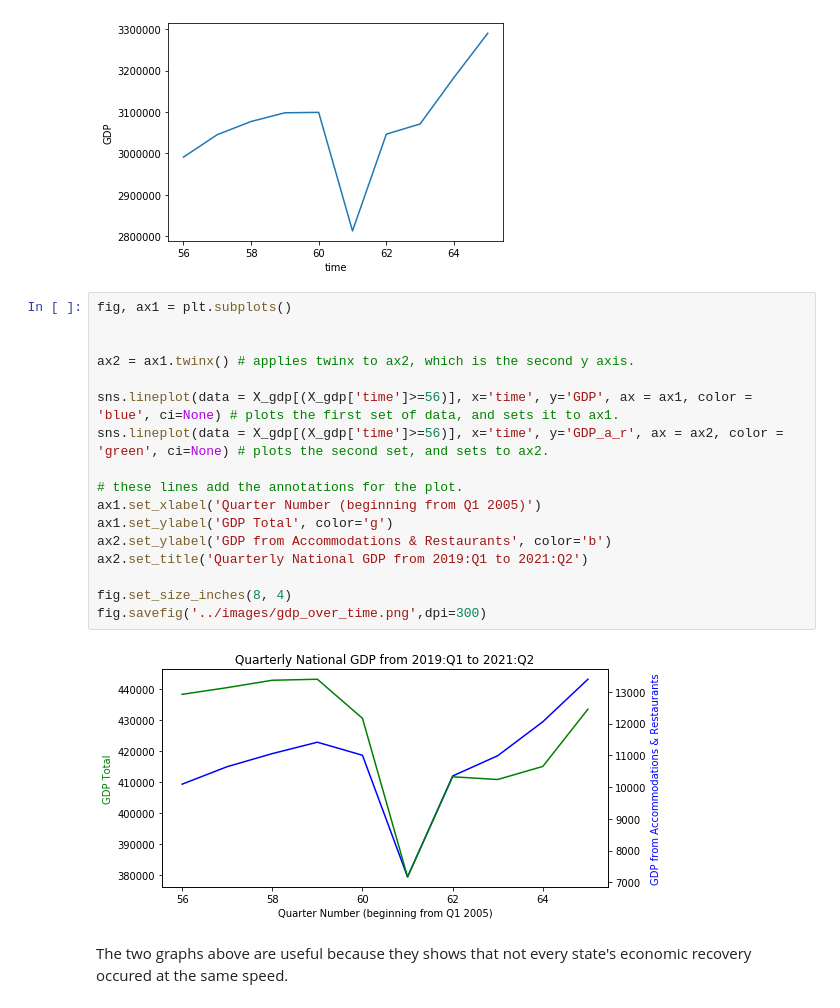
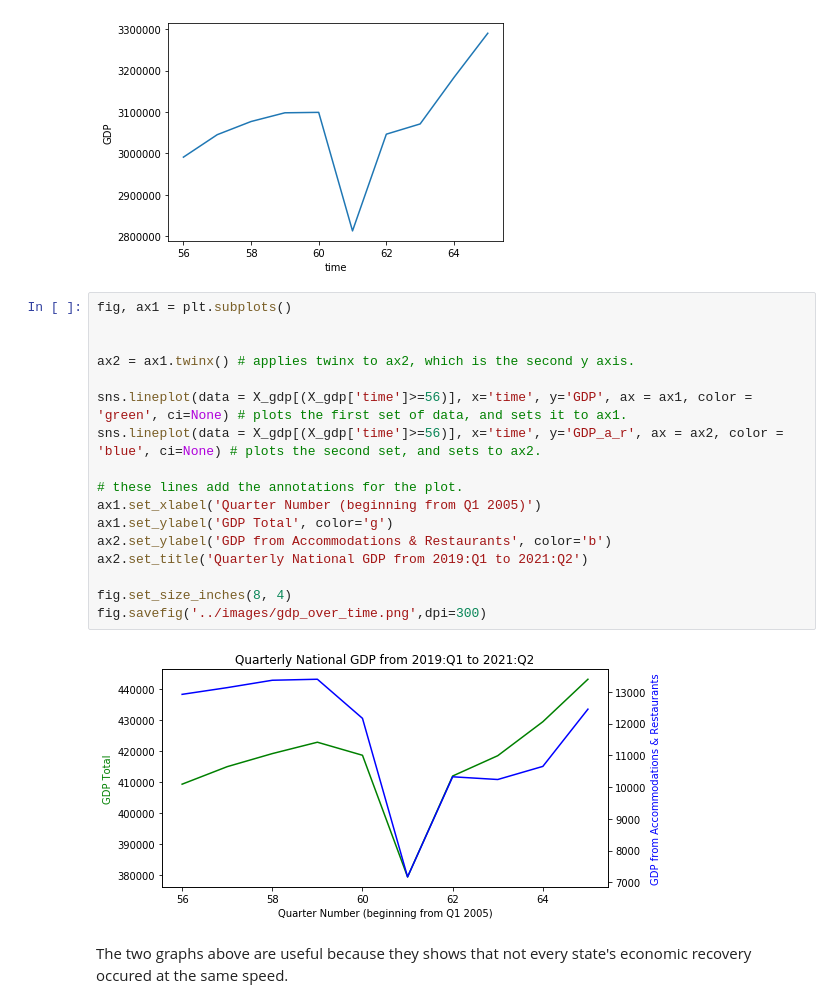
Before and after one commit to michael-lutz/Vaccine-Econ-Analysis, a Jupyter notebook: analysis/visualization_nb.ipynb, the cells around one changed output. Cells and saved outputs as stored; diff of their text form.

```diff
--- a/analysis/visualization_nb.ipynb
+++ b/analysis/visualization_nb.ipynb
@@ -551,22 +539,22 @@ sns.lineplot(data = X_gdp[(X_gdp['location'] == 'California') & (X_gdp['time']>=
 # %%
 fig, ax1 = plt.subplots()
 
 
 ax2 = ax1.twinx() # applies twinx to ax2, which is the second y axis.
 
-sns.lineplot(data = X_gdp[(X_gdp['time']>=56)], x='time', y='GDP', ax = ax1, color = 'blue', ci=None) # plots the first set of data, and sets it to ax1.
-sns.lineplot(data = X_gdp[(X_gdp['time']>=56)], x='time', y='GDP_a_r', ax = ax2, color = 'green', ci=None) # plots the second set, and sets to ax2.
+sns.lineplot(data = X_gdp[(X_gdp['time']>=56)], x='time', y='GDP', ax = ax1, color = 'green', ci=None) # plots the first set of data, and sets it to ax1.
+sns.lineplot(data = X_gdp[(X_gdp['time']>=56)], x='time', y='GDP_a_r', ax = ax2, color = 'blue', ci=None) # plots the second set, and sets to ax2.
 
 # these lines add the annotations for the plot.
 ax1.set_xlabel('Quarter Number (beginning from Q1 2005)')
 ax1.set_ylabel('GDP Total', color='g')
 ax2.set_ylabel('GDP from Accommodations & Restaurants', color='b')
 ax2.set_title('Quarterly National GDP from 2019:Q1 to 2021:Q2')
 
 fig.set_size_inches(8, 4)
 fig.savefig('../images/gdp_over_time.png',dpi=300)
 # %% [output]
-[figure, old version]
+[figure, new version]
 # %% [markdown]
 The two graphs above are useful because they shows that not every state's economic recovery occured at the same speed.
 # %% [markdown]
```
Also changed, not shown: parts of 18 cells of this notebook, 4 other files.
